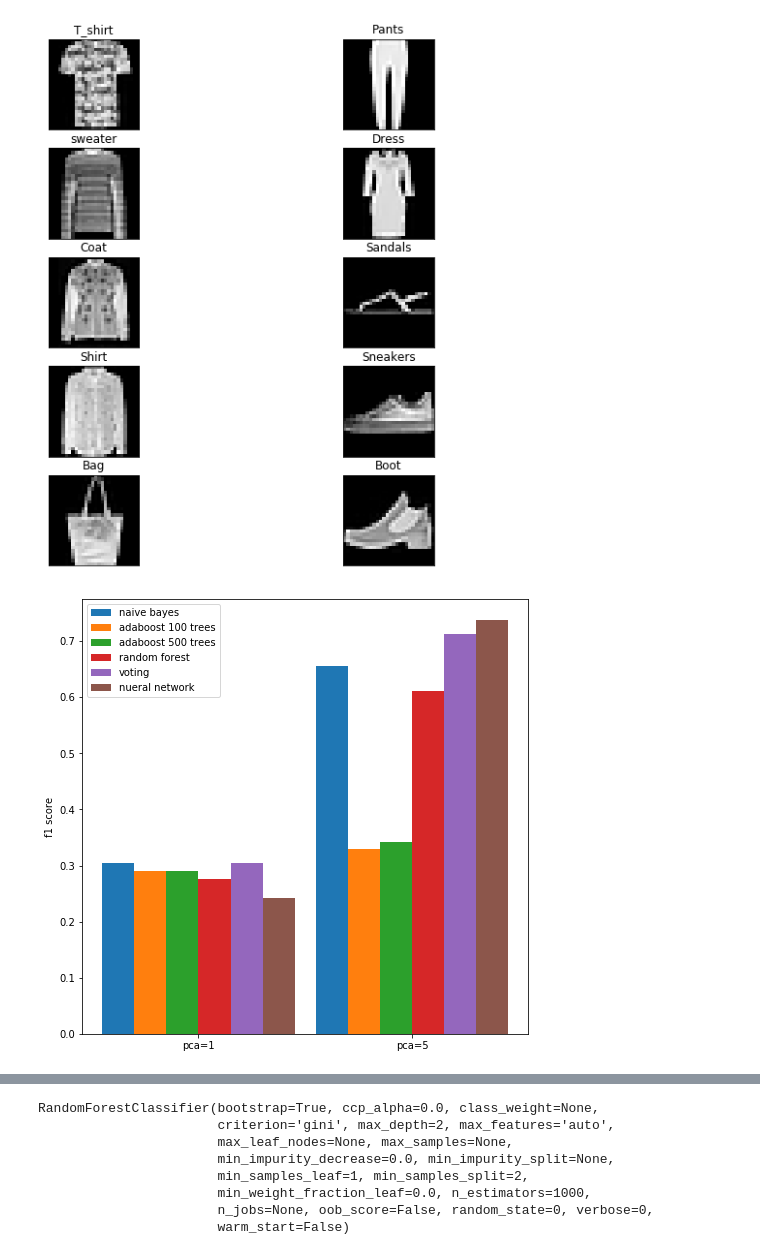
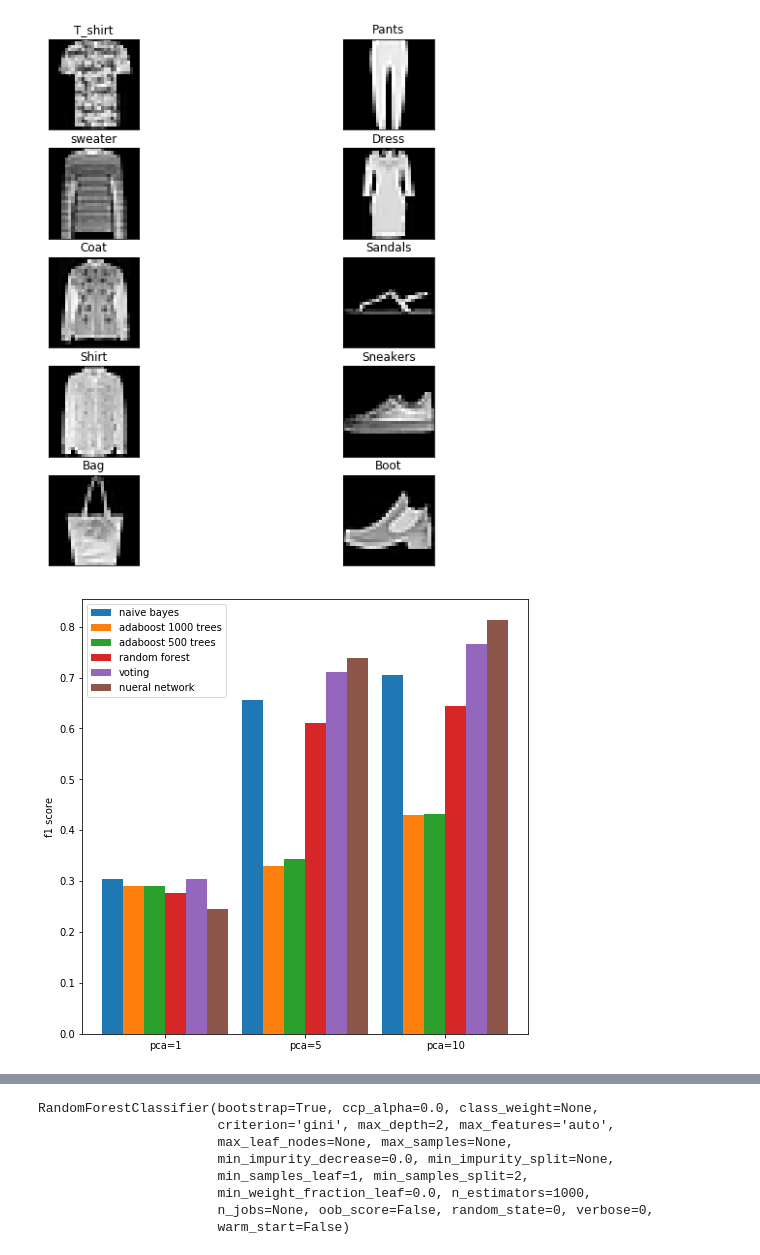
Before and after one commit to RoyGrinboim/data-vizualization-final-project-2, a Jupyter notebook: final project 2.ipynb, the cells around one changed output, grey strips where cells are left out. Drawn from its saved outputs; the diff is of its cells as text; code cells hidden in the pictures.

```diff
--- a/final project 2.ipynb
+++ b/final project 2.ipynb
@@ -79,2 +95,2 @@ vc = VotingClassifier(estimators=[('gnb', gb), ('rf', rfc), ('mlp', mlp)], votin
 # %%
-#cvvc = cross_validate(vc, X, y, cv=5, n_jobs=-1, scoring=('f1_micro'))
+cvvcpca10 = cross_validate(vc, dfpca10, y, cv=5, n_jobs=-1, scoring=('f1_micro'))
@@ -92,6 +98,8 @@ dfpca5 = pca5.transform(X5)
 cvmlppca1 = cross_validate(mlp, dfpca1, y, cv=5, n_jobs=-1, scoring=('f1_micro'))
 # %%
 cvmlppca5 = cross_validate(mlp, dfpca5, y, cv=5, n_jobs=-1, scoring=('f1_micro'))
+# %%
+cvmlppca10 = cross_validate(mlp, dfpca10, y, cv=5, n_jobs=-1, scoring=('f1_micro'))
 # %%
 cvvcpca1 = cross_validate(vc, dfpca1, y, cv=5, n_jobs=-1, scoring=('f1_micro'))
 # %%
@@ -103,40 +111,40 @@ cvrfcpca5 = cross_validate(rfc, dfpca5, y, cv=5, n_jobs=-1, scoring=('f1_micro')
 # %%
 cvgbpca1 = cross_validate(gb, dfpca1, y, cv=5, n_jobs=-1, scoring=('f1_micro'))
 # %%
-cvada100pca1 = cross_validate(ada100, dfpca1, y, cv=5, n_jobs=-1, scoring=('f1_micro'))
+cvada1000pca1 = cross_validate(ada1000, dfpca1, y, cv=5, n_jobs=-1, scoring=('f1_micro'))
 # %%
 cvada500pca1 = cross_validate(ada500, dfpca1, y, cv=5, n_jobs=-1, scoring=('f1_micro'))
 # %%
 cvgbpca5 = cross_validate(gb, dfpca5, y, cv=5, n_jobs=-1, scoring=('f1_micro'))
 # %%
-cvada100pca5 = cross_validate(ada100, dfpca5, y, cv=5, n_jobs=-1, scoring=('f1_micro'))
+cvada1000pca5 = cross_validate(ada1000, dfpca5, y, cv=5, n_jobs=-1, scoring=('f1_micro'))
 # %%
 cvada500pca5 = cross_validate(ada500, dfpca5, y, cv=5, n_jobs=-1, scoring=('f1_micro'))
 # %%
 plt.figure(figsize=(8, 8))
-N = 2
-naive_bayes_means = [ cvgbpca1['test_score'].mean(), cvgbpca5['test_score'].mean()]
-adaboost100_means = [ cvada100pca1['test_score'].mean(), cvada100pca5['test_score'].mean()]
-adaboost500_means = [ cvada500pca1['test_score'].mean(), cvada500pca5['test_score'].mean()]
-randomforest_means = [ cvrfcpca1['test_score'].mean(), cvrfcpca5['test_score'].mean()]
-voting_means = [cvvcpca1['test_score'].mean(), cvvcpca5['test_score'].mean()]
-mlp_means = [cvmlppca1['test_score'].mean(), cvmlppca5['test_score'].mean()]
+N = 3
+naive_bayes_means = [ cvgbpca1['test_score'].mean(), cvgbpca5['test_score'].mean(), cvgbpca10['test_score'].mean()]
+adaboost1000_means = [ cvada1000pca1['test_score'].mean(), cvada1000pca5['test_score'].mean(), cvada1000pca10['test_score'].mean()]
+adaboost500_means = [ cvada500pca1['test_score'].mean(), cvada500pca5['test_score'].mean(), cvada500pca10['test_score'].mean()]
+randomforest_means = [ cvrfcpca1['test_score'].mean(), cvrfcpca5['test_score'].mean(), cvrfcpca10['test_score'].mean()]
+voting_means = [cvvcpca1['test_score'].mean(), cvvcpca5['test_score'].mean(), cvvcpca10['test_score'].mean()]
+mlp_means = [cvmlppca1['test_score'].mean(), cvmlppca5['test_score'].mean(), cvmlppca10['test_score'].mean()]
 
 ind = np.arange(N)
 width = 0.15
 plt.bar(ind - 2*width, naive_bayes_means, width, label='naive bayes')
-plt.bar(ind - width, adaboost100_means, width, label='adaboost 100 trees')
+plt.bar(ind - width, adaboost1000_means, width, label='adaboost 1000 trees')
 plt.bar(ind, adaboost500_means, width, label='adaboost 500 trees')
 plt.bar(ind + width, randomforest_means, width, label='random forest')
 plt.bar(ind + 2*width, voting_means, width, label='voting')
 plt.bar(ind + 3*width, mlp_means, width, label='nueral network')
 
 plt.ylabel('f1 score')
 
-plt.xticks(ind + width / 2, ['pca=1', 'pca=5'])
+plt.xticks(ind + width / 2, ['pca=1', 'pca=5', 'pca=10'])
 plt.legend(loc='best')
 plt.show()
 # %% [output]
-[figure, old version]
+[figure, new version]
 # %%
 plt.figure(figsize=(8, 8))
```
Also changed, not shown: parts of 37 cells of this notebook.
